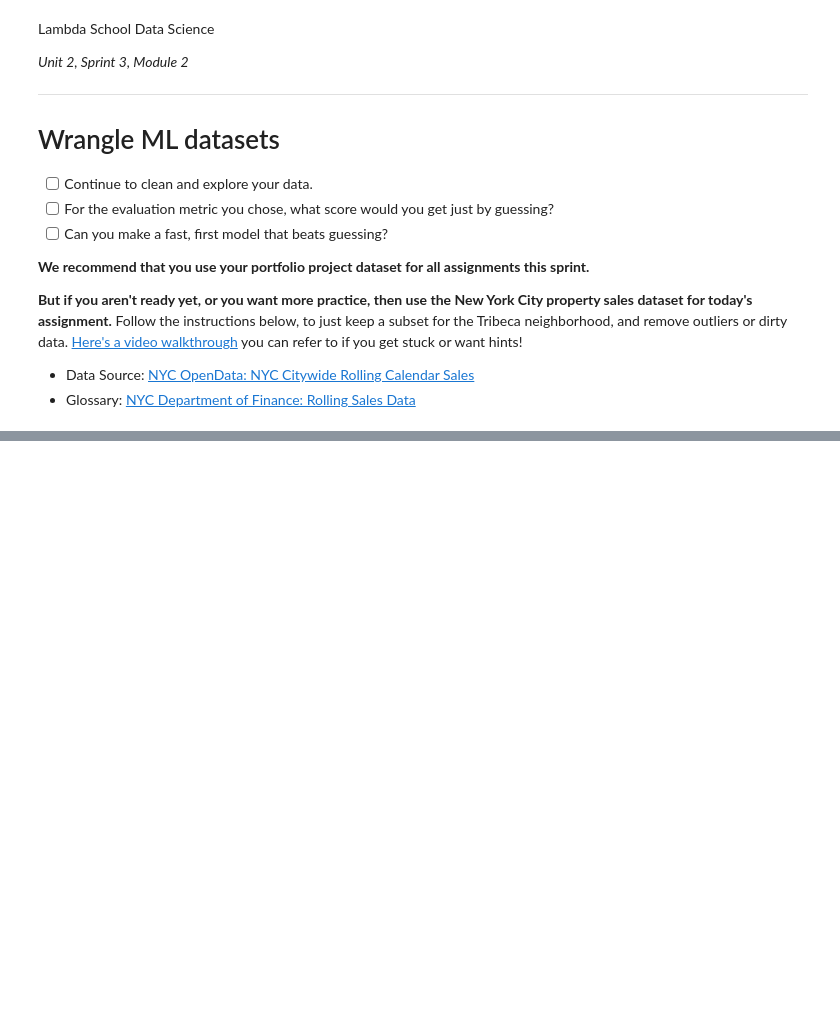
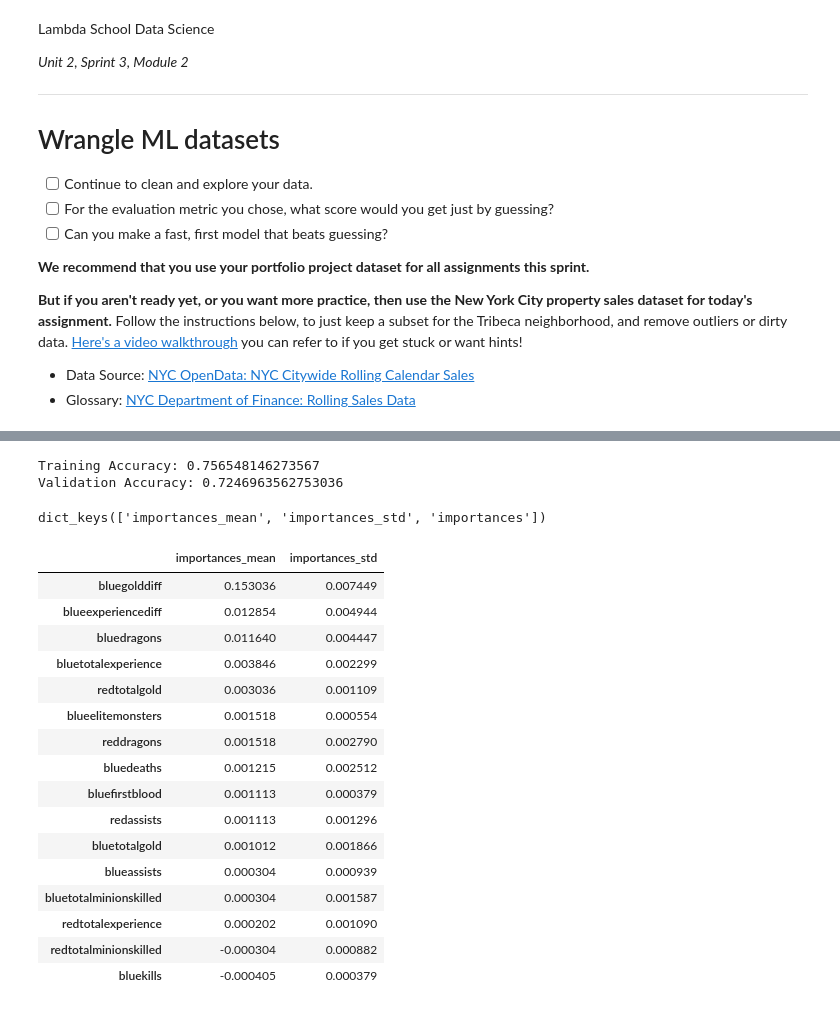
Before and after one commit to timrocar/DS-Unit-2-Applied-Modeling, a Jupyter notebook: module1-define-ml-problems/Timothy_Carroll_LS_DS_231_assignment.ipynb, the cells around one changed output, grey strips where cells are left out. Drawn from its saved outputs; the diff is of its cells as text; code cells hidden in the pictures; blank space fills up the shorter version.

```diff
--- a/module1-define-ml-problems/Timothy_Carroll_LS_DS_231_assignment.ipynb
+++ b/module1-define-ml-problems/Timothy_Carroll_LS_DS_231_assignment.ipynb
@@ -143,0 +210,8 @@ plt.show()
+# %%
+quickmodel = make_pipeline(
+    OrdinalEncoder(),
+    StandardScaler(),
+    DecisionTreeClassifier(random_state=7, max_depth=4)
+)
+
+quickmodel.fit(X_train, y_train)
@@ -143,0 +229,8 @@ plt.show()
+# %%
+quickrfmodel = make_pipeline(
+    OrdinalEncoder(),
+    StandardScaler(),
+    RandomForestClassifier(random_state=7, max_depth=4)
+)
+
+quickrfmodel.fit(X_train, y_train)
@@ -143,0 +300,8 @@ plt.show()
+# %%
+XGB_model = make_pipeline(
+    OrdinalEncoder(),
+    StandardScaler(),
+    XGBClassifier(random_state= 7, n_jobs=16, max_depth=6, learning_rate=0.003)
+)
+
+XGB_model.fit(X_train, y_train)
@@ -143,0 +324,6 @@ plt.show()
+# %%
+print('Training Accuracy:', XGB_model.score(X_train, y_train))
+print('Validation Accuracy:', XGB_model.score(X_val, y_val))
+# %% [output]
+Training Accuracy: 0.756548146273567
+Validation Accuracy: 0.7246963562753036
@@ -143,0 +332,31 @@ plt.show()
+# %%
+pi = permutation_importance(XGB_model, X_val, y_val, n_jobs=16)
+# %%
+pi.keys()
+# %% [output]
+dict_keys(['importances_mean', 'importances_std', 'importances'])
+# %%
+data = {'importances_mean': np.round(pi['importances_mean'], 6),
+       'importances_std': pi['importances_std']}
+
+df_pi = pd.DataFrame(data, index= X_val.columns).sort_values(by='importances_mean', ascending=False)
+
+df_pi
+# %% [output]
+|  | importances_mean | importances_std |
+| bluegolddiff | 0.153036 | 0.007449 |
+| blueexperiencediff | 0.012854 | 0.004944 |
+| bluedragons | 0.011640 | 0.004447 |
+| bluetotalexperience | 0.003846 | 0.002299 |
+| redtotalgold | 0.003036 | 0.001109 |
+| blueelitemonsters | 0.001518 | 0.000554 |
+| reddragons | 0.001518 | 0.002790 |
+| bluedeaths | 0.001215 | 0.002512 |
+| bluefirstblood | 0.001113 | 0.000379 |
+| redassists | 0.001113 | 0.001296 |
+| bluetotalgold | 0.001012 | 0.001866 |
+| blueassists | 0.000304 | 0.000939 |
+| bluetotalminionskilled | 0.000304 | 0.001587 |
+| redtotalexperience | 0.000202 | 0.001090 |
+| redtotalminionskilled | -0.000304 | 0.000882 |
+| bluekills | -0.000405 | 0.000379 |
```
Also changed, not shown: parts of 26 cells of this notebook.
